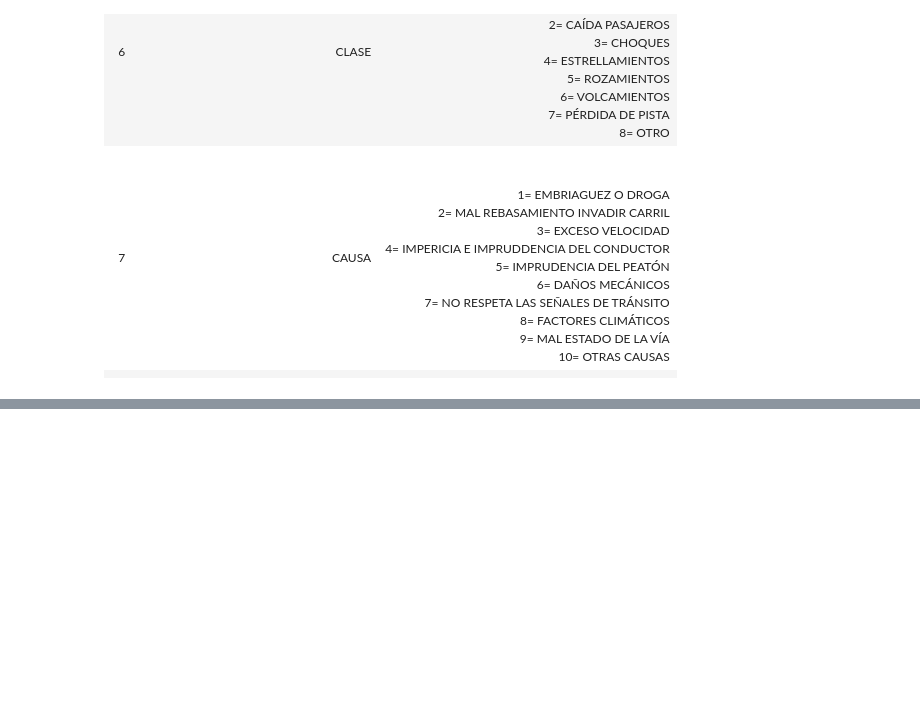
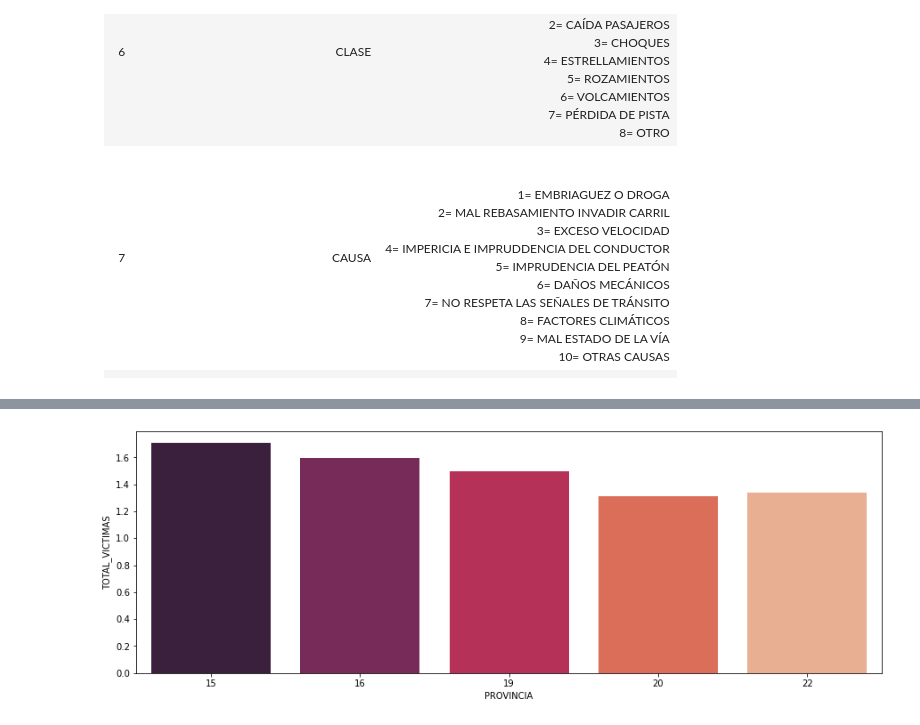
Before and after one commit to 2020-A-Python-GR1/py-balarezo-leon-ricardo-martin, a Jupyter notebook: Proyecto_2Bimestre/Informe.ipynb, the cells around one changed output, grey strips where cells are left out. Saved outputs shown, nothing was run; the diff lists cells and outputs as text; code cells hidden in the pictures; blank space fills up the shorter version.

```diff
--- a/Proyecto_2Bimestre/Informe.ipynb
+++ b/Proyecto_2Bimestre/Informe.ipynb
@@ -54,0 +154,6 @@ ax = sns.barplot(data_accident_transisto.head(5).index,data_accident_transisto.h
+# %%
+f,ax = plt.subplots(1,1,figsize=(15,5))
+data_accident_transisto=data.loc[:,'TOTAL_VICTIMAS'].groupby(data.loc[:,'PROVINCIA']).mean().sort_values(ascending=False)
+ax = sns.barplot(total_victimas_x_provincia.tail(5).index,data_accident_transisto.head(5),palette='rocket')
+# %% [output]
+[figure, added]
```
Also changed, not shown: parts of 49 cells of this notebook, 1 other file.
